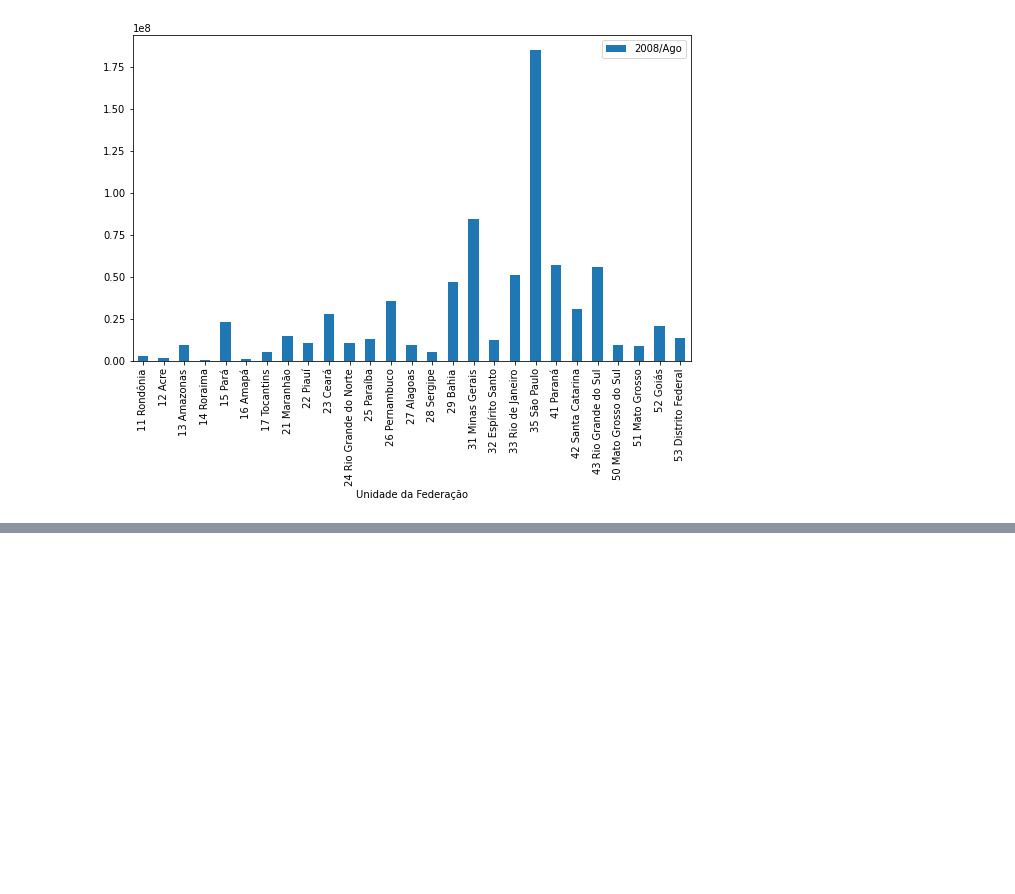
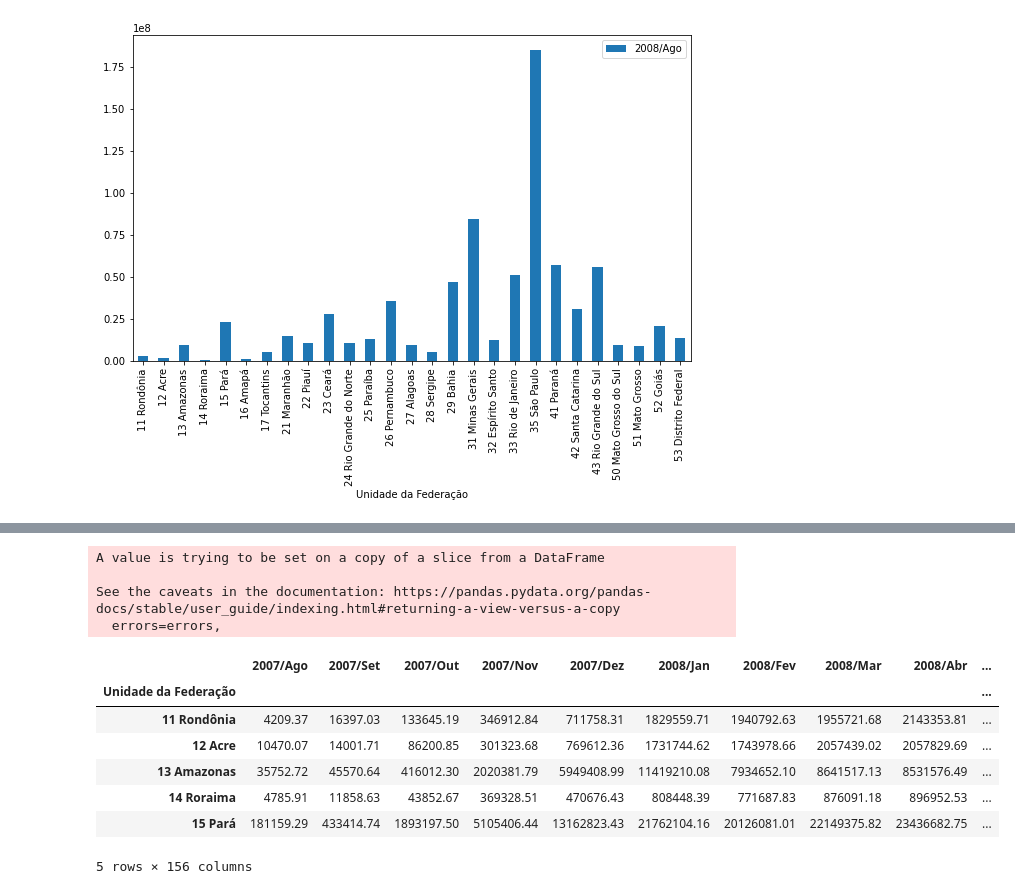
Before and after one commit to luan-prates/bootcamp-ds-aplicada-alura-2021, a Jupyter notebook: Analise_dos_dados_SIH_Datasus.ipynb, the cells around one changed output, grey strips where cells are left out. Saved outputs shown, nothing was run; the diff lists cells and outputs as text; code cells hidden in the pictures; blank space fills up the shorter version.

```diff
--- a/Analise_dos_dados_SIH_Datasus.ipynb
+++ b/Analise_dos_dados_SIH_Datasus.ipynb
@@ -108,0 +199,16 @@ Name: 2020/Ago, dtype: object
+# %%
+dff_2.drop("Total", axis=1, inplace=True)
+dff_2.head()
+# %% [output]
+A value is trying to be set on a copy of a slice from a DataFrame
+
+See the caveats in the documentation: https://pandas.pydata.org/pandas-docs/stable/user_guide/indexing.html#returning-a-view-versus-a-copy
+  errors=errors,
+|  | 2007/Ago | 2007/Set | 2007/Out | 2007/Nov | 2007/Dez | 2008/Jan | 2008/Fev | 2008/Mar | 2008/Abr | ... |
+| Unidade da Federação |  |  |  |  |  |  |  |  |  | ... |
+| 11 Rondônia | 4209.37 | 16397.03 | 133645.19 | 346912.84 | 711758.31 | 1829559.71 | 1940792.63 | 1955721.68 | 2143353.81 | ... |
+| 12 Acre | 10470.07 | 14001.71 | 86200.85 | 301323.68 | 769612.36 | 1731744.62 | 1743978.66 | 2057439.02 | 2057829.69 | ... |
+| 13 Amazonas | 35752.72 | 45570.64 | 416012.30 | 2020381.79 | 5949408.99 | 11419210.08 | 7934652.10 | 8641517.13 | 8531576.49 | ... |
+| 14 Roraima | 4785.91 | 11858.63 | 43852.67 | 369328.51 | 470676.43 | 808448.39 | 771687.83 | 876091.18 | 896952.53 | ... |
+| 15 Pará | 181159.29 | 433414.74 | 1893197.50 | 5105406.44 | 13162823.43 | 21762104.16 | 20126081.01 | 22149375.82 | 23436682.75 | ... |
+5 rows × 156 columns
```
Also changed, not shown: parts of 28 cells of this notebook.
